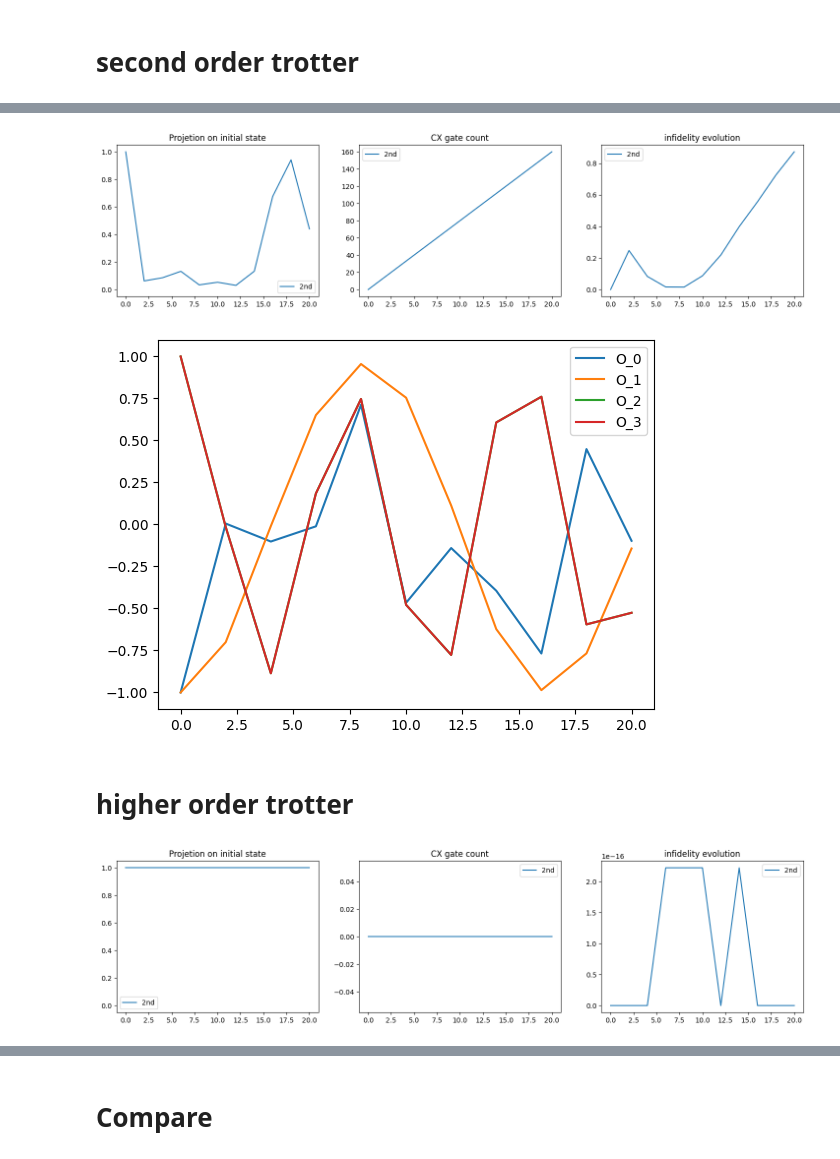
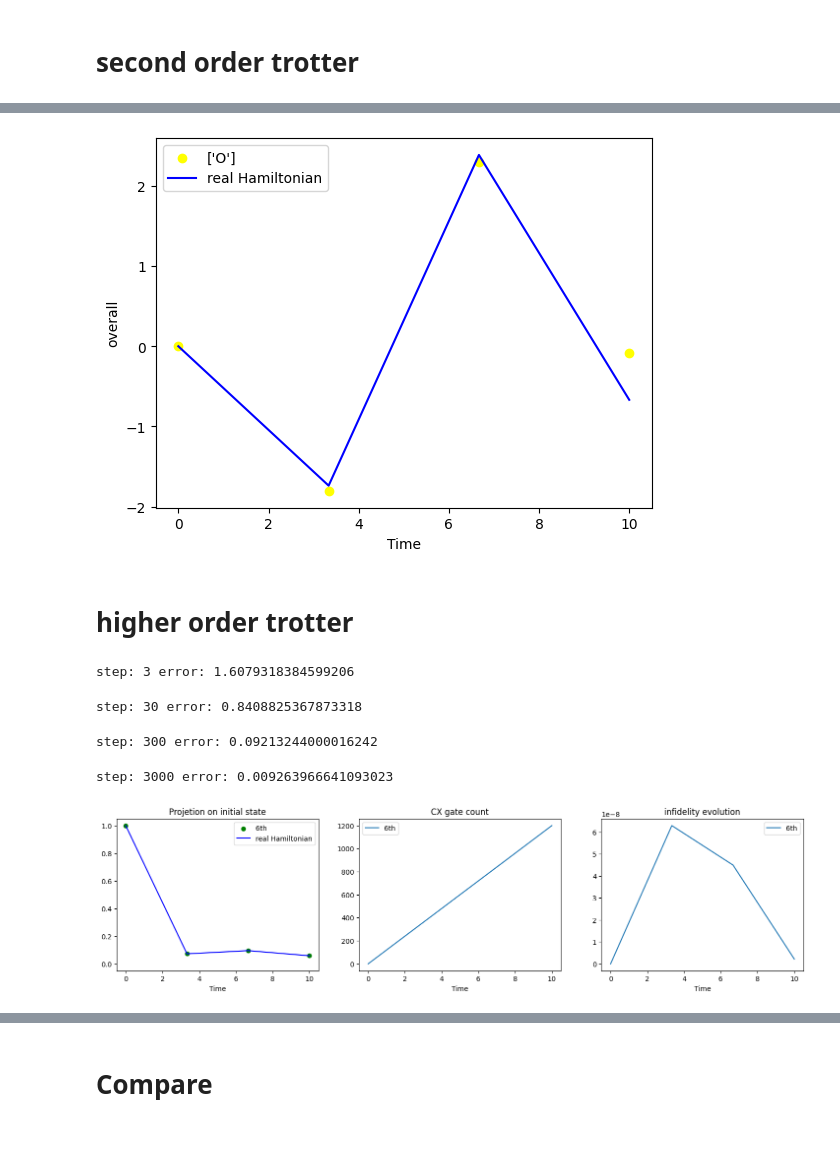
Before and after one commit to AprilSweettooth/Hamiltonian-Decomposition, a Jupyter notebook: test_notebook.ipynb, the cells around one changed output, grey strips where cells are left out. Saved outputs shown, nothing was run; the diff lists cells and outputs as text; code cells hidden in the pictures.

```diff
--- a/test_notebook.ipynb
+++ b/test_notebook.ipynb
@@ -99,0 +512,6 @@ trotter_time_evolution2.execute(labels=['2nd','2nd','2nd'], cheat=False)
+# %%
+n_trotter_steps = 100
+gen_sys_param()
+trotter_time_evolution = AlgorithmHamSimTrotter(initial_state_circ,H3,measurements,t_max,n_trotter_steps,t)
+trotter_time_evolution.second_order_suzuki_trotter()
+trotter_time_evolution.execute(exps='Energy',labels='Simulation',cheat=False,color='yellow')
@@ -100,23 +520,40 @@ trotter_time_evolution2.execute(labels=['2nd','2nd','2nd'], cheat=False)
 # %%
 gen_sys_param()
 trotter_time_evolution2 = AlgorithmHamSimTrotter(initial_state_circ,hamiltonian,measurements,t_max,n_trotter_steps,t)
 trotter_time_evolution2.second_order_suzuki_trotter()
-trotter_time_evolution2.execute(labels=['2nd','2nd','2nd'], cheat=False)
+trotter_time_evolution2.execute(exps='overall',labels=['O'],cheat=False,color='yellow')
 # %% [output]
-[figure, old version]
+[figure, new version]
-# %%
-gen_sys_param()
-trotter_time_evolution2 = AlgorithmHamSimTrotter(initial_state_circ,hamiltonian,measurements,t_max,n_trotter_steps,t)
-trotter_time_evolution2.second_order_suzuki_trotter()
-trotter_time_evolution2.execute(split=True,labels=['O_0','O_1','O_2','O_3'])
-# %% [output]
-[figure, removed]
 # %% [markdown]
 # higher order trotter
+# %%
+gen_sys_param()
+error = 1
+n_trotter_steps = 3
+while error > precision:
+    U_sims = []
+    for i in tqdm(range(3)):
+        gen_sys_param()
+        trotter_time_evolution = AlgorithmHamSimTrotter(initial_state_circ,Heisenberg[1],measurements,t_max,n_trotter_steps,t)
+        trotter_time_evolution.suzuki_trotter(6)
+        U_sim, U = trotter_time_evolution.execute(color='green', cheat=False, plot=False)
+        U_sims.append(U_sim)
+    error = calculate_error(U_sims, U)
+    print('step:',n_trotter_steps,'error:',error)
+    if error < precision:
+        print('Congratulations!')
+    n_trotter_steps *= 10
+# %% [output]
+step: 3 error: 1.6079318384599206
+step: 30 error: 0.8408825367873318
+step: 300 error: 0.09213244000016242
+step: 3000 error: 0.009263966641093023
 # %%
 gen_sys_param()
-trotter_time_evolution_high = AlgorithmHamSimTrotter(initial_state_circ,hamiltonian_test,measurements,t_max,n_trotter_steps,t)
-trotter_time_evolution_high.suzuki_trotter(2)
-trotter_time_evolution_high.execute(labels=['2nd','2nd','2nd'], cheat=False)
+trotter_time_evolution_high = AlgorithmHamSimTrotter(initial_state_circ,hamiltonian,measurements,t_max,n_trotter_steps,t)
+# from pytket.extensions.qiskit import tk_to_qiskit
+# print(tk_to_qiskit(trotter_time_evolution_high.suzuki_trotter_cir_gen(order=6)))
+trotter_time_evolution_high.suzuki_trotter(6)
+trotter_time_evolution_high.execute(labels=['6th','6th','6th'], cheat=False, color='green')
 # %% [output]
-[figure, old version]
+[figure, new version]
```
Also changed, not shown: parts of 29 cells of this notebook, 8 other files.
